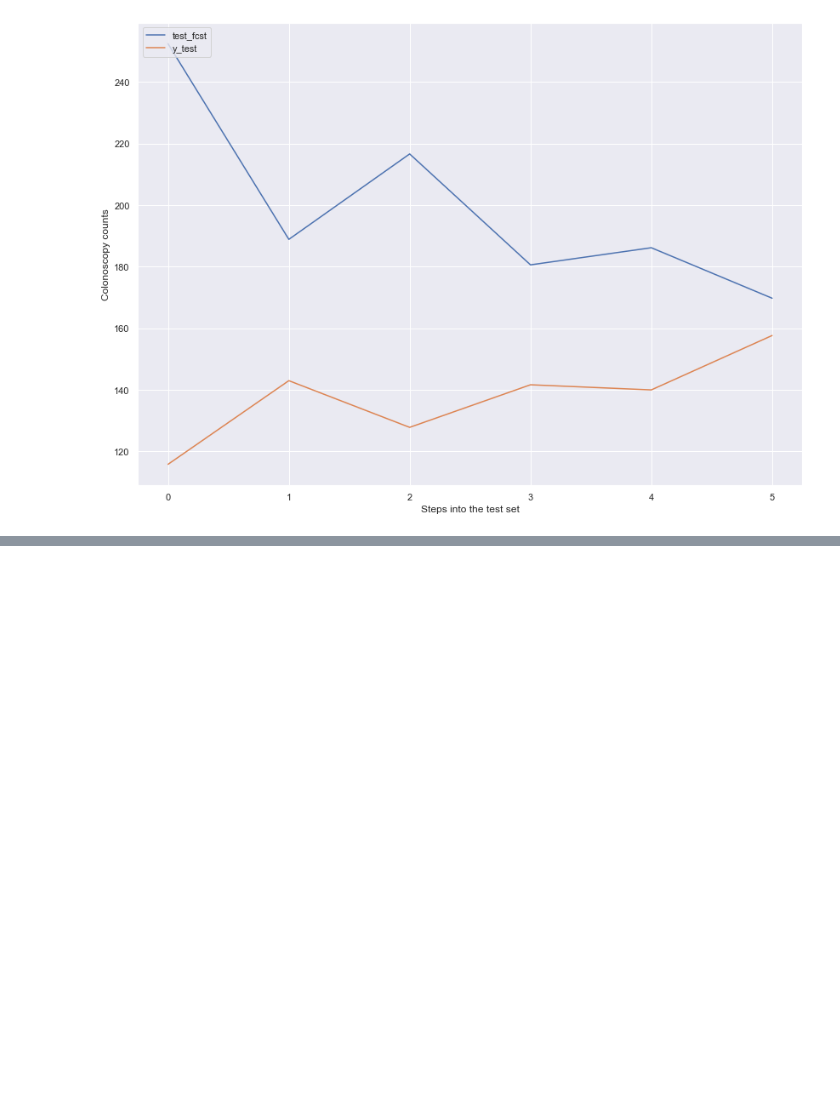
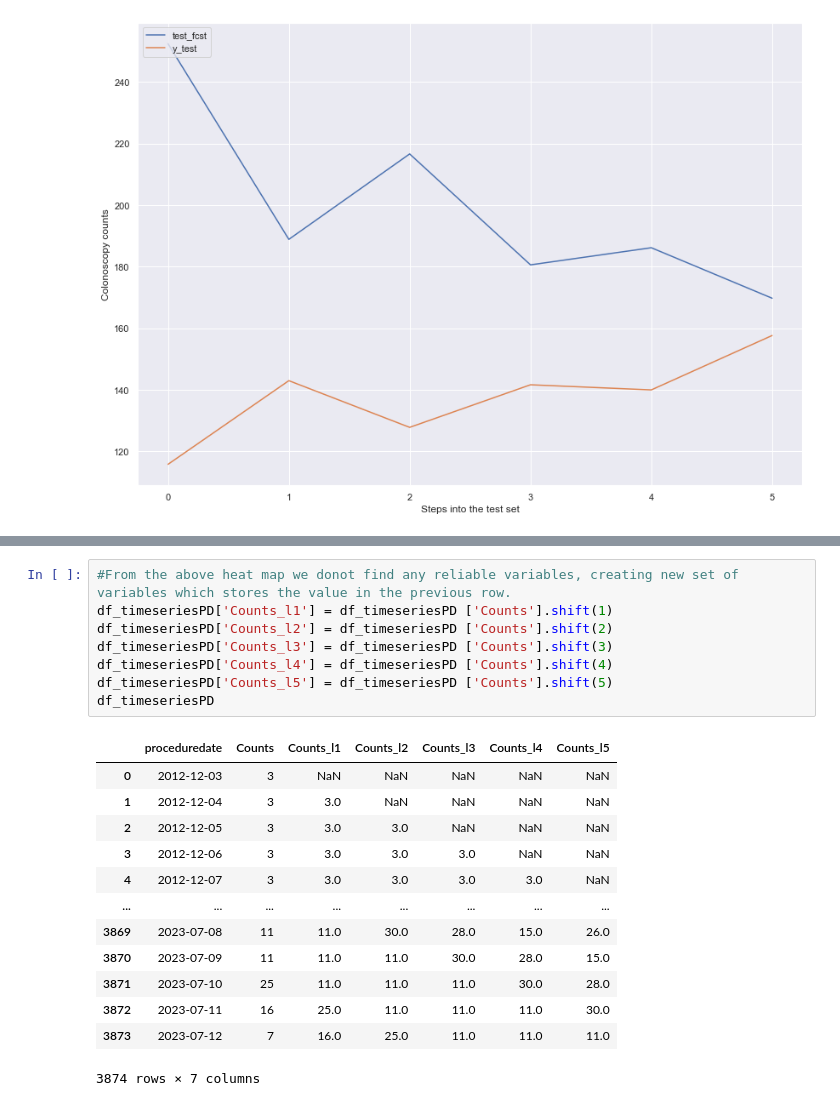
Before and after one commit to raku43/MScDACapstone, a Jupyter notebook: MScDA_Capstone.ipynb, the cells around one changed output, grey strips where cells are left out. Cells and saved outputs as stored; diff of their text form; blank space fills up the shorter version.

```diff
--- a/MScDA_Capstone.ipynb
+++ b/MScDA_Capstone.ipynb
@@ -2778,0 +2797,22 @@ df_timeseriesPD
+# %%
+#From the above heat map we donot find any reliable variables, creating new set of variables which stores the value in the previous row.
+df_timeseriesPD['Counts_l1'] = df_timeseriesPD ['Counts'].shift(1)
+df_timeseriesPD['Counts_l2'] = df_timeseriesPD ['Counts'].shift(2)
+df_timeseriesPD['Counts_l3'] = df_timeseriesPD ['Counts'].shift(3)
+df_timeseriesPD['Counts_l4'] = df_timeseriesPD ['Counts'].shift(4)
+df_timeseriesPD['Counts_l5'] = df_timeseriesPD ['Counts'].shift(5)
+df_timeseriesPD
+# %% [output]
+|  | proceduredate | Counts | Counts_l1 | Counts_l2 | Counts_l3 | Counts_l4 | Counts_l5 |
+| 0 | 2012-12-03 | 3 | NaN | NaN | NaN | NaN | NaN |
+| 1 | 2012-12-04 | 3 | 3.0 | NaN | NaN | NaN | NaN |
+| 2 | 2012-12-05 | 3 | 3.0 | 3.0 | NaN | NaN | NaN |
+| 3 | 2012-12-06 | 3 | 3.0 | 3.0 | 3.0 | NaN | NaN |
+| 4 | 2012-12-07 | 3 | 3.0 | 3.0 | 3.0 | 3.0 | NaN |
+| ... | ... | ... | ... | ... | ... | ... | ... |
+| 3869 | 2023-07-08 | 11 | 11.0 | 30.0 | 28.0 | 15.0 | 26.0 |
+| 3870 | 2023-07-09 | 11 | 11.0 | 11.0 | 30.0 | 28.0 | 15.0 |
+| 3871 | 2023-07-10 | 25 | 11.0 | 11.0 | 11.0 | 30.0 | 28.0 |
+| 3872 | 2023-07-11 | 16 | 25.0 | 11.0 | 11.0 | 11.0 | 30.0 |
+| 3873 | 2023-07-12 | 7 | 16.0 | 25.0 | 11.0 | 11.0 | 11.0 |
+3874 rows × 7 columns
```
Also changed, not shown: parts of 190 cells of this notebook.
